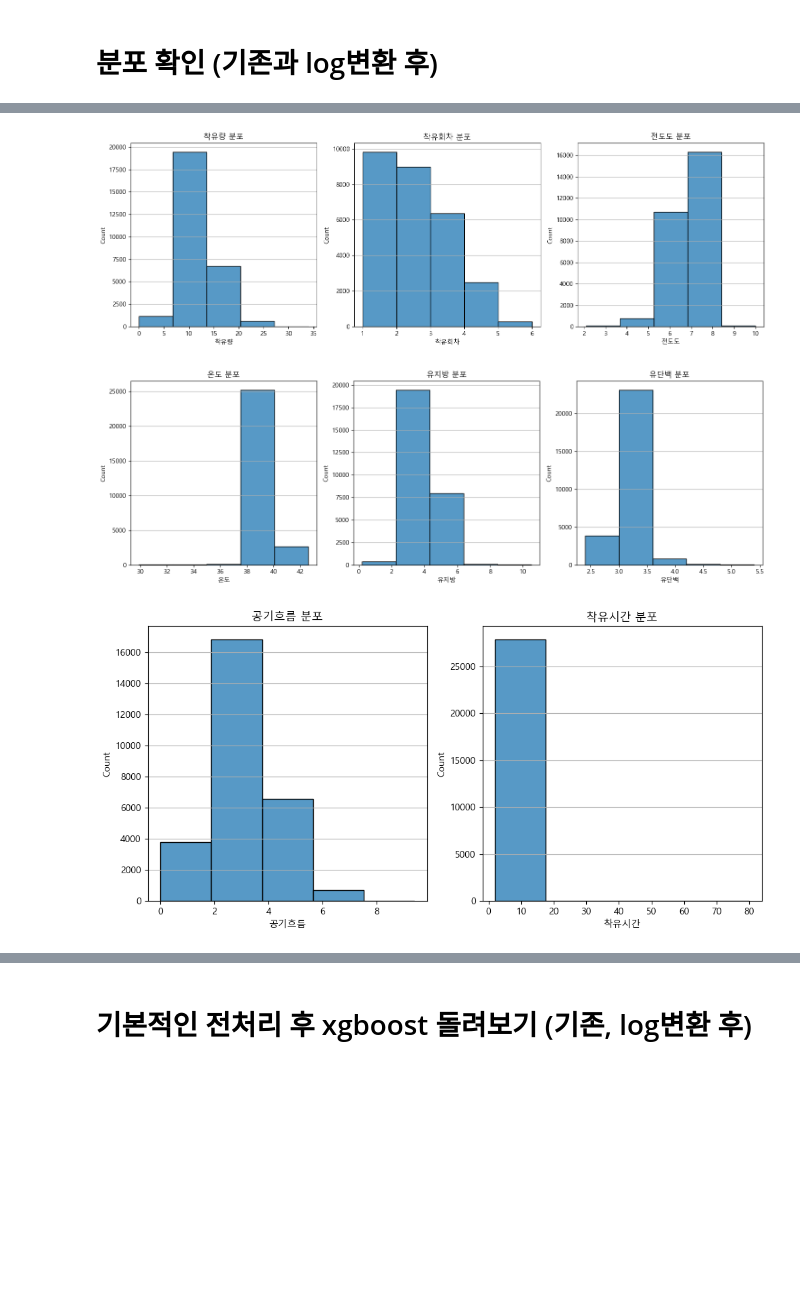
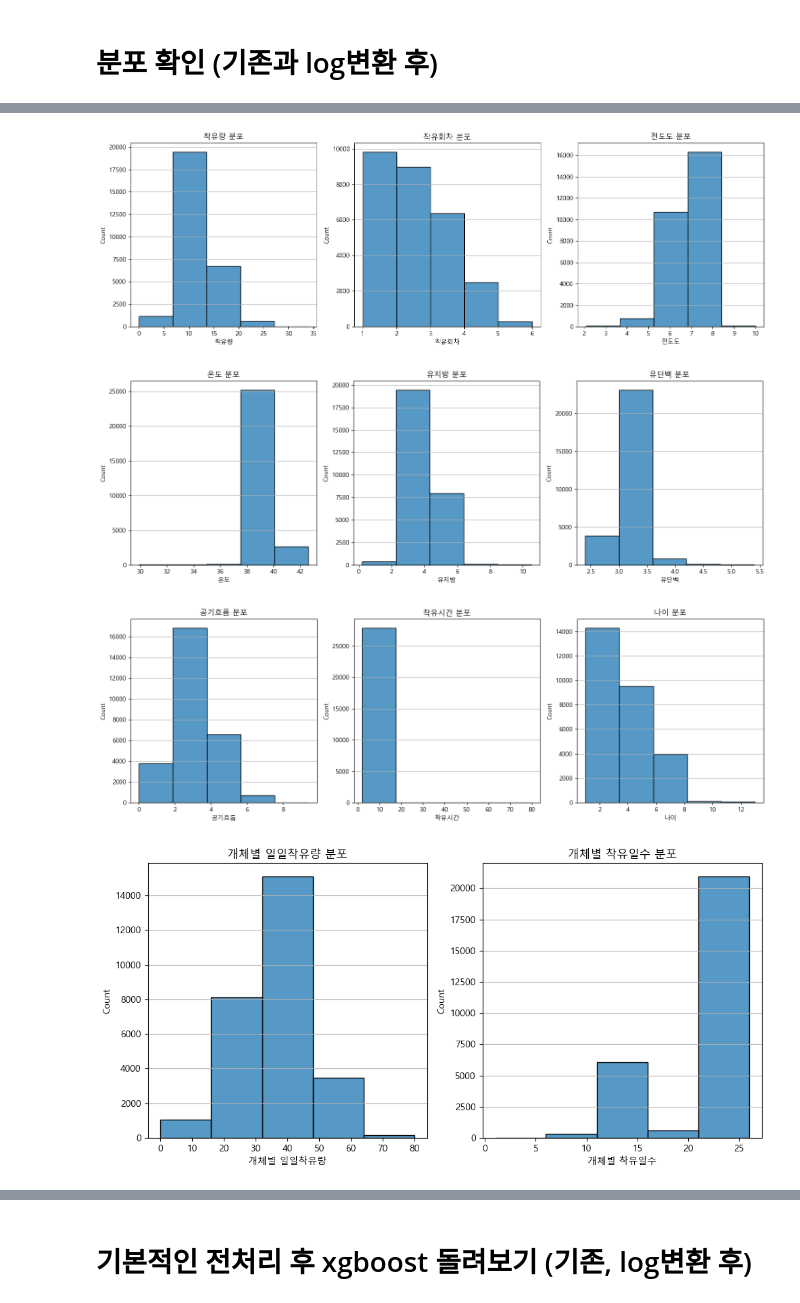
Before and after one commit to jiwon512/practical_project, a Jupyter notebook: jaemin/jaemin.ipynb, the cells around one changed output, grey strips where cells are left out. Drawn from its saved outputs; the diff is of its cells as text; code cells hidden in the pictures; blank space fills up the shorter version.

```diff
--- a/jaemin/jaemin.ipynb
+++ b/jaemin/jaemin.ipynb
@@ -74 +137,5 @@ df.isnull().sum()
 dtype: int64
+# %%
+cd = df["유지방"].isnull()
+cd_index = cd[cd].index
+df.drop(cd_index, inplace=True)
@@ -92,6 +182,6 @@ Index(['농장아이디', '개체번호', '측정일시', '착유량', '착유
       dtype='object')
 # %%
-columns = ["전도도","온도","공기흐름","유지방","유단백","착유량","착유시간"]
+columns = ["전도도","온도","공기흐름","유지방","유단백","착유량","착유시간","나이"]
 
 fig, axes = plt.subplots(nrows=3, ncols=3, figsize=(15,10))
 
@@ -127,0 +316,4 @@ plt.show()
+# %%
+df["착유시간"] = df["착유종료일시"]-df["착유시작일시"]
+# %%
+df["착유시간"]  = df["착유시간"].dt.total_seconds() / 60  # 분 단위로 변환
@@ -135,21 +391,22 @@ Index(['농장아이디', '개체번호', '측정일시', '착유량', '착유
       dtype='object')
 # %%
-cols = ["착유량","착유회차","전도도","온도","유지방","유단백","공기흐름","착유시간"]
+cols = ["전도도","온도","공기흐름","유지방","유단백","착유량","착유시간","나이","개체별 일일착유량","개체별 착유일수"]
 
-cols_group = [["착유량","착유회차","전도도"],["온도","유지방","유단백"],["공기흐름","착유시간"]]
+cols_group = [["착유량","착유회차","전도도"],["온도","유지방","유단백"],["공기흐름","착유시간","나이"],["개체별 일일착유량","개체별 착유일수"]]
 
 for x, y in enumerate(cols_group):
     plt.figure(figsize=(15,5))
 
     for i, col in enumerate(y):
         plt.subplot(1,3,i+1)
         sns.histplot(data=df, x=col, bins=5)
         plt.title(f"{col} 분포")
         plt.grid(axis='y', alpha=1)
     plt.tight_layout()
     plt.show()
 # %% [output]
 [figure]
 [figure]
-[figure, old version]
+[figure, new version]
+[figure, added]
 # %%
```
Also changed, not shown: parts of 45 cells of this notebook, 1 other file.
